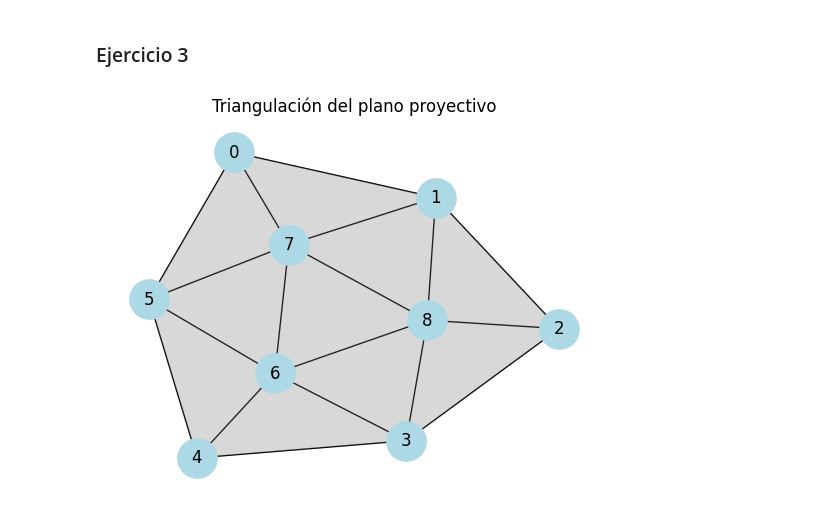
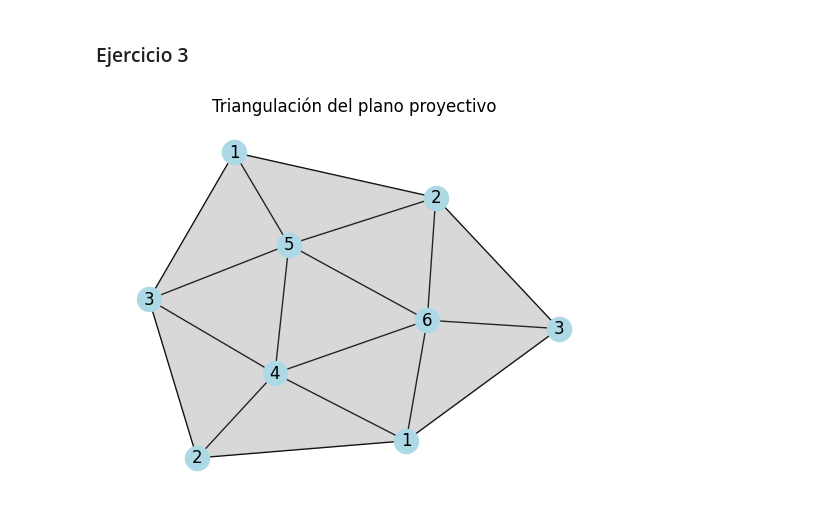
Before and after one commit to aaronbernal28/DataTopology-2025, a Jupyter notebook: notebooks/VR_y_homologia_persistente.ipynb, the cells around one changed output. Drawn from its saved outputs; the diff is of its cells as text; code cells hidden in the pictures.

```diff
--- a/notebooks/VR_y_homologia_persistente.ipynb
+++ b/notebooks/VR_y_homologia_persistente.ipynb
@@ -129,22 +155,26 @@ for src, dst in new_edges.items():
 # %%
-from matplotlib.patches import Polygon
-
 # Plot grafo y fija posiciones
 pos = nx.spring_layout(G, seed=3)
 fig, ax = plt.subplots()
 
-nx.draw(G, pos, ax=ax, with_labels=True, node_color='lightblue', node_size=800)
+ids = {
+    1: [0, 3],
+    2: [1, 4],
+    3: [2, 5],
+    4: [6],
+    5: [7],
+    6: [8]
+}
+labels = {node: f'{id}' for id, nodes in ids.items() for node in nodes}
+
+nx.draw(G, pos, ax=ax, with_labels=True, node_color='lightblue', labels=labels)
 
 # Encontrar todos los triángulos en el grafo
 simplex_3s = [list(triangle) for triangle in nx.enumerate_all_cliques(G) if len(triangle) == 3]
-
-for triangle in simplex_3s:
-    triangle_coords = [pos[node] for node in triangle]
-    triangle_patch = Polygon(triangle_coords, fill=True, facecolor='gray', alpha=0.3)
-    ax.add_patch(triangle_patch)
+plot_triangles(simplex_3s, ax, pos)
 
 plt.title("Triangulación del plano proyectivo")
 plt.show()
 # %% [output]
-[figure, old version]
+[figure, new version]
 # %%
```
Also changed, not shown: parts of 9 cells of this notebook.
